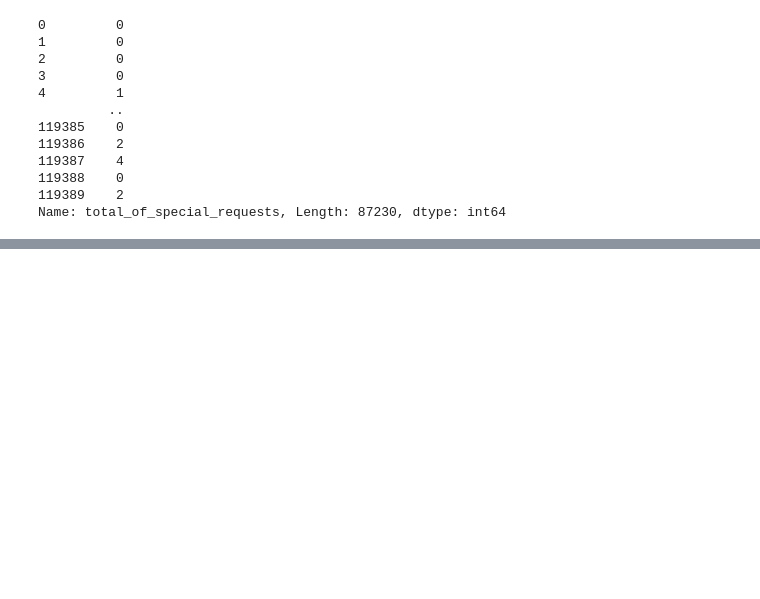
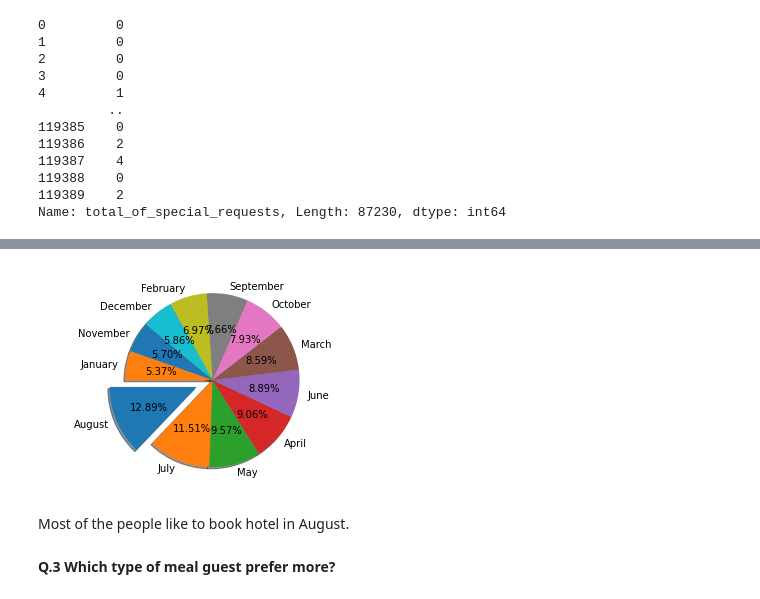
Before and after one commit to ANUJGAUR/Hotel-booking-analysis-project, a Jupyter notebook: Hotel_Booking_Analysis_Capstone_Project.ipynb, the cells around one changed output, grey strips where cells are left out. Drawn from its saved outputs; the diff is of its cells as text; code cells hidden in the pictures; blank space fills up the shorter version.

```diff
--- a/Hotel_Booking_Analysis_Capstone_Project.ipynb
+++ b/Hotel_Booking_Analysis_Capstone_Project.ipynb
@@ -278,0 +298,15 @@ Name: total_of_special_requests, Length: 87230, dtype: int64
+# %%
+hotel_month = df1.groupby('arrival_date_month').size()
+month_in_percentage = ((hotel_month/hotel_month.sum())*100).reset_index(name='month%').sort_values(by='month%',ascending=False)
+# %%
+plt.axis('equal')
+label = month_in_percentage['arrival_date_month']
+size = month_in_percentage['month%']
+plt.pie(size,labels=label,autopct='%0.2f%%',startangle=180,shadow=True,explode=[0.2,0.0,0.0,0.0,0.0,0.0,0.0,0.0,0.0,0.0,0.0,0.0])
+plt.show()
+# %% [output]
+[figure, added]
+# %% [markdown]
+Most of the people like to book hotel in August.
+# %% [markdown]
+**Q.3 Which type of meal guest prefer more?**
```
Also changed, not shown: parts of 52 cells of this notebook.
